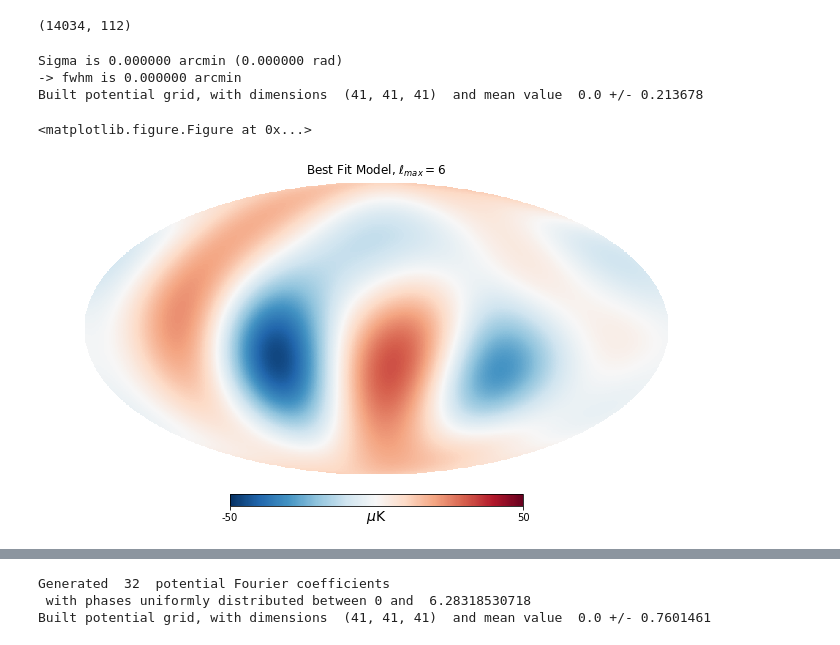
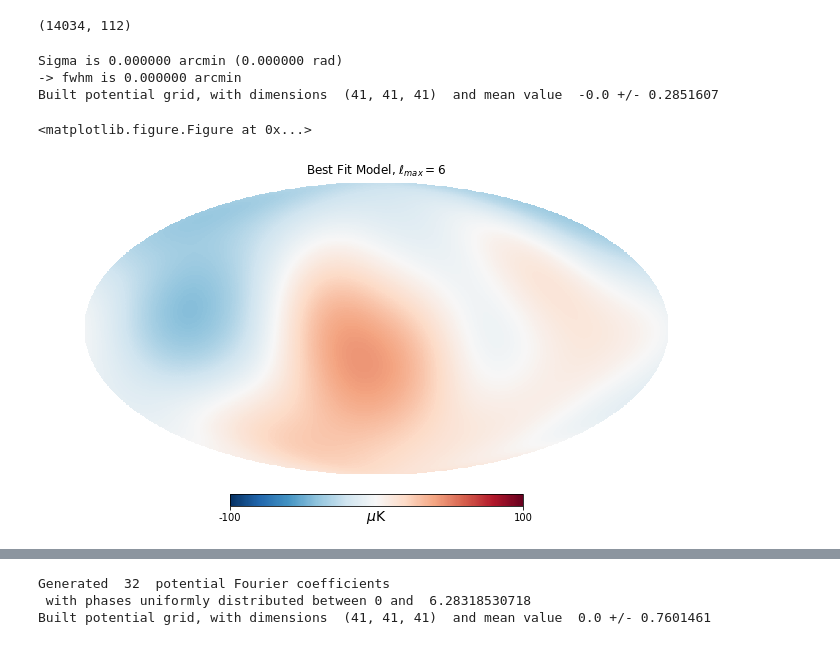
Before and after one commit to LaurencePeanuts/Music, a Jupyter notebook: Scripts/RecAnalysis_largeN.ipynb, the cells around one changed output, grey strips where cells are left out. Cells and saved outputs as stored; diff of their text form; code cells hidden in the pictures.

```diff
--- a/Scripts/RecAnalysis_largeN.ipynb
+++ b/Scripts/RecAnalysis_largeN.ipynb
@@ -124,7 +124,7 @@ beatbox.You.create_original_Universe()
 
 beatbox.You.all_simulated_universes = np.append(beatbox.You.all_simulated_universes, beatbox.Universe())
 #beatbox.You.large_k_filter = beatbox.You.all_simulated_universes[0].kfilter
-beatbox.You.all_simulated_universes[-1].fngrid = beatbox.You.all_simulated_universes[0].fngrid * beatbox.Universe.kfilter
+beatbox.You.all_simulated_universes[-1].fngrid = beatbox.You.all_simulated_universes[0].fngrid * beatbox.You.all_simulated_universes[1].kfilter
 beatbox.You.all_simulated_universes[-1].transform_3D_potential_into_alm()
 beatbox.You.all_simulated_universes[-1].show_CMB_T_map()
 beatbox.You.all_simulated_universes[0] = beatbox.Universe()
@@ -176,19 +176,25 @@ beatbox.Multiverse.truncated_lmax
 # %%
 
 for n in range(numreal):
-    #fromthis = 'RobustnessAnalysis/MockUniverse_nmax15_lmax60_noiseupto8/MockUniverse_'+str(n)+'.fits'
-    fromthis = '../data/commander_32band_Clsamples100/cmb_Cl_c0001_k00031.fits'
+    fromthis = 'RobustnessAnalysis/MockUniverse_nmax15_lmax60_noiseupto8/MockUniverse_'+str(n)+'.fits'
+    #fromthis = '../data/commander_32band_Clsamples100/cmb_Cl_c0001_k00031.fits'
 
 
     beatbox.You.all_data_universes = np.append(beatbox.You.all_data_universes, beatbox.Universe())
-    beatbox.You.all_data_universes[n].read_in_CMB_T_map(from_this = fromthis)
-    beatbox.You.all_data_universes[n].decompose_T_map_into_spherical_harmonics(lmax=60)
-    beatbox.You.all_data_universes[n].alm2ay()
-    beatbox.You.all_data_universes[n].ay2alm(beatbox.You.all_data_universes[n].ay)
-    datamap = beatbox.You.all_data_universes[n].ay2ayreal_for_inference(beatbox.You.all_data_universes[n].ay)
-    beatbox.You.all_data_universes[n].ay_real = datamap
 
-    filename = 'nmax=3-lmax=6'
+    datamap = beatbox.You.all_simulated_universes[-1].ay2ayreal_for_inference(beatbox.You.all_simulated_universes[-1].ay)+beatbox.You.generate_one_realization_of_noise().reshape(48,)
+    beatbox.You.all_simulated_universes[-1].ay_real = datamap
+    #beatbox.You.all_data_universes[n].read_in_CMB_T_map(from_this = fromthis)
+    #beatbox.You.all_data_universes[n].large_l_Tmap = beatbox.You.all_data_universes[n].Tmap
+    #beatbox.You.all_data_universes[n].decompose_T_map_into_spherical_harmonics(lmax=60)
+    #calculate the ays with lmax of 6 since lms vector has lmax of 6 in it.
+    #beatbox.You.all_data_universes[n].alm2ay()
+    #makes the aml's with lower lmax (6 instead of 60)
+    #beatbox.You.all_data_universes[n].ay2alm(beatbox.You.all_data_universes[n].ay)
+    #datamap = beatbox.You.all_data_universes[n].ay2ayreal_for_inference(beatbox.You.all_data_universes[n].ay)
+    #beatbox.You.all_data_universes[n].ay_real = datamap
+
+    filename = 'nmax=4-lmax=6'
 
     if os.path.isfile('../data/NewAcov_'+filename+'.txt'):
     #    beatbox.You.read_Planck_samples()
@@ -197,7 +203,7 @@ for n in range(numreal):
         beatbox.You.NewAcov = np.loadtxt('../data/NewAcov_'+filename+'.txt')
         beatbox.You.invA4dotA2t = np.loadtxt('../data/invA4dotA2t_'+filename+'.txt')
 
-    beatbox.You.solve_for_3D_potential_marginalized_over_large_n(datamap, print_alpha=0, truncated_nmax=3, nmax=None, NewAcov = None)
+    beatbox.You.solve_for_3D_potential_marginalized_over_large_n(datamap, print_alpha=0, truncated_nmax=3, nmax=None, NewAcov = beatbox.You.NewAcov)
 
     #filename = 'nmax%d' % (beatbox.Multiverse.truncated_nmax)
 
@@ -248,14 +238,14 @@ np.savetxt('../data/reconstrunct_fn'+filename+'.txt', beatbox.You.reconstrunct_f
 # %%
 We = beatbox.Universe()
 We.fn = beatbox.You.reconstrunct_fn
 #We.fn = beatbox.You.all_simulated_universes[-1].fn * 0.5
-We.transform_3D_potential_into_alm(truncated_nmax=We.truncated_nmax, truncated_nmin=We.truncated_nmin,truncated_lmax=2, truncated_lmin=We.truncated_lmin,usedefault=1, fn=1)
-We.show_CMB_T_map(title = "Best Fit Model", from_perspective_of="observer",cmap=cmap,  max=50)
+We.transform_3D_potential_into_alm(truncated_nmax=We.truncated_nmax, truncated_nmin=We.truncated_nmin,truncated_lmax=6, truncated_lmin=We.truncated_lmin,usedefault=1, fn=1)
+We.show_CMB_T_map(title = "Best Fit Model", from_perspective_of="observer", cmap=cmap, max=100)
 We.rearrange_fn_from_vector_to_grid()
 We.evaluate_potential_given_fourier_coefficients()
 # %% [output]
 Sigma is 0.000000 arcmin (0.000000 rad)
 -> fwhm is 0.000000 arcmin
-Built potential grid, with dimensions  (41, 41, 41)  and mean value  0.0 +/- 0.213678
+Built potential grid, with dimensions  (41, 41, 41)  and mean value  -0.0 +/- 0.2851607
 <matplotlib.figure.Figure at 0x...>
-[figure, old version]
+[figure, new version]
```
Also changed, not shown: parts of 26 cells of this notebook, 5 other files.
